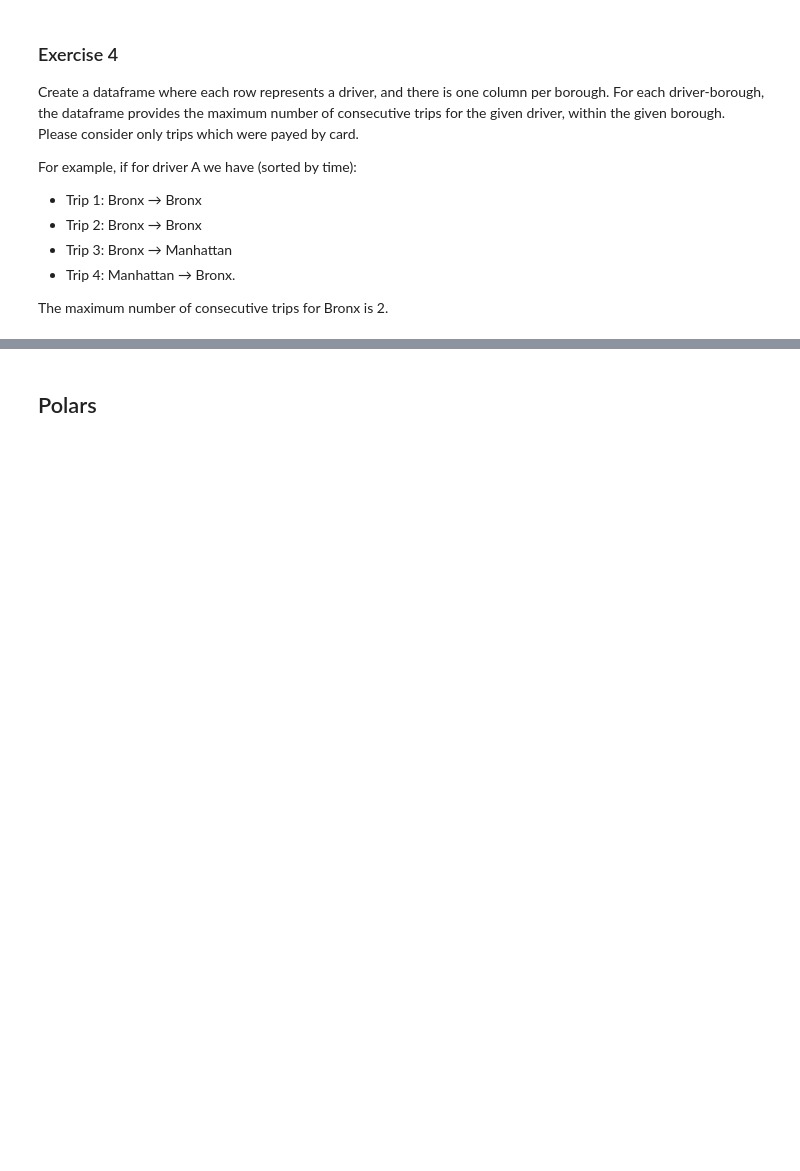
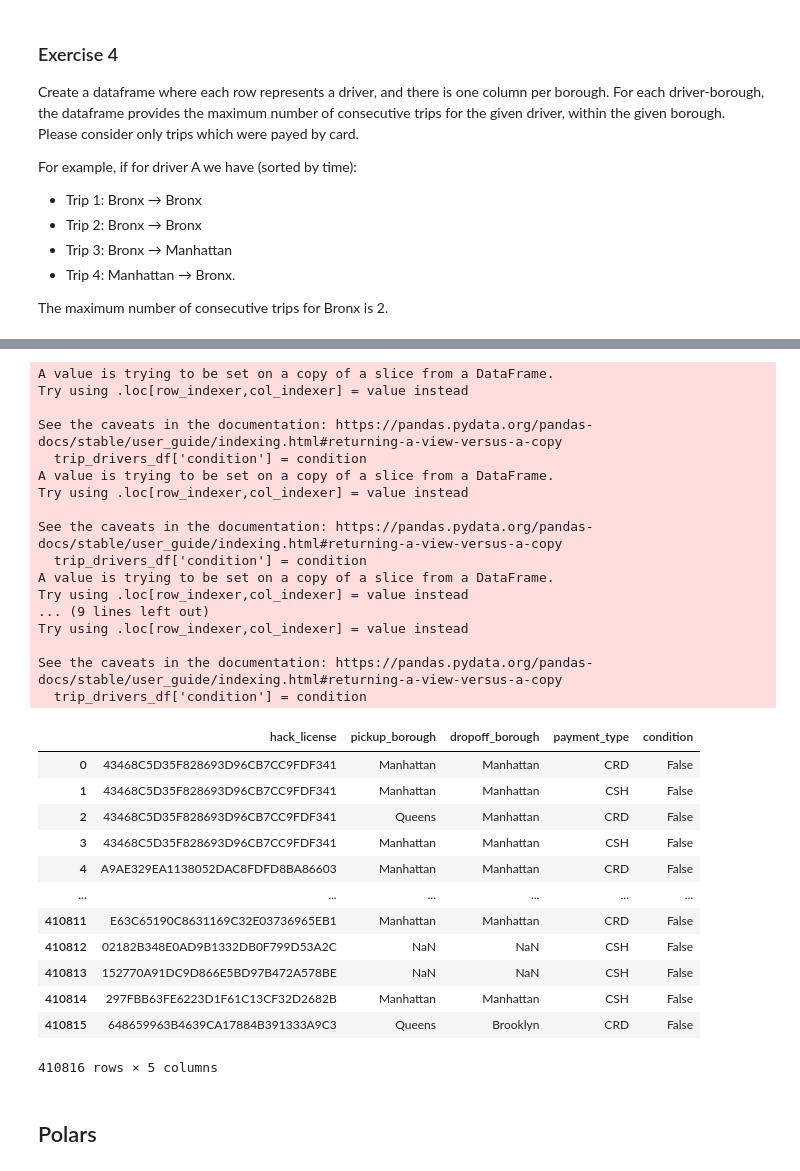
Before and after one commit to MattiaBiancini/Visual-Analytics, a Jupyter notebook: Assignment3/Assignment3.ipynb, the cells around one changed output, grey strips where cells are left out. Saved outputs shown, nothing was run; the diff lists cells and outputs as text; code cells hidden in the pictures; blank space fills up the shorter version.

```diff
--- a/Assignment3/Assignment3.ipynb
+++ b/Assignment3/Assignment3.ipynb
@@ -302,3 +380,67 @@ The maximum number of consecutive trips for Bronx is 2.
+# %%
+import pandas as pd
+
+# Ensure the correct columns are selected
+trip_drivers_df = trip_filtered_pd_df[['hack_license', 'pickup_borough', 'dropoff_borough', 'payment_type']]
+boroughs = borough_gdf['borough'].unique()
+payment = 'CRD'
+
+# Result dictionary to hold per-borough max consecutive Trues per driver
+result = {}
+
+for borough in boroughs:
+    # Step 1: Apply the filters
+    pickup_filter = trip_drivers_df['pickup_borough'] == borough
+    dropoff_filter = trip_drivers_df['dropoff_borough'] == borough
+    payment_filter = trip_drivers_df['payment_type'] == payment
+    condition = pickup_filter & dropoff_filter & payment_filter
+
+    # Step 2: Add a temporary column for this condition
+    trip_drivers_df['condition'] = condition
+
+    # Step 3: Group by hack_license and calculate max consecutive True
+    def max_consecutive_trues(s):
+        return s.groupby((~s).cumsum()).sum().max()
+
+    max_streaks = trip_drivers_df.groupby('hack_license')['condition'].apply(max_consecutive_trues)
+
+    # Store result
+    result[borough] = max_streaks
+
+# `result` is now a dictionary where each key is a borough and each value is a Series of max streaks per driver.
+
+trip_drivers_df
+# %% [output]
+A value is trying to be set on a copy of a slice from a DataFrame.
+Try using .loc[row_indexer,col_indexer] = value instead
+
+See the caveats in the documentation: https://pandas.pydata.org/pandas-docs/stable/user_guide/indexing.html#returning-a-view-versus-a-copy
+  trip_drivers_df['condition'] = condition
+A value is trying to be set on a copy of a slice from a DataFrame.
+Try using .loc[row_indexer,col_indexer] = value instead
+
+See the caveats in the documentation: https://pandas.pydata.org/pandas-docs/stable/user_guide/indexing.html#returning-a-view-versus-a-copy
+  trip_drivers_df['condition'] = condition
+A value is trying to be set on a copy of a slice from a DataFrame.
+Try using .loc[row_indexer,col_indexer] = value instead
+... (9 lines left out)
+Try using .loc[row_indexer,col_indexer] = value instead
+
+See the caveats in the documentation: https://pandas.pydata.org/pandas-docs/stable/user_guide/indexing.html#returning-a-view-versus-a-copy
+  trip_drivers_df['condition'] = condition
+|  | hack_license | pickup_borough | dropoff_borough | payment_type | condition |
+| 0 | 43468C5D35F828693D96CB7CC9FDF341 | Manhattan | Manhattan | CRD | False |
+| 1 | 43468C5D35F828693D96CB7CC9FDF341 | Manhattan | Manhattan | CSH | False |
+| 2 | 43468C5D35F828693D96CB7CC9FDF341 | Queens | Manhattan | CRD | False |
+| 3 | 43468C5D35F828693D96CB7CC9FDF341 | Manhattan | Manhattan | CSH | False |
+| 4 | A9AE329EA1138052DAC8FDFD8BA86603 | Manhattan | Manhattan | CRD | False |
+| ... | ... | ... | ... | ... | ... |
+| 410811 | E63C65190C8631169C32E03736965EB1 | Manhattan | Manhattan | CRD | False |
+| 410812 | 02182B348E0AD9B1332DB0F799D53A2C | NaN | NaN | CSH | False |
+| 410813 | 152770A91DC9D866E5BD97B472A578BE | NaN | NaN | CSH | False |
+| 410814 | 297FBB63FE6223D1F61C13CF32D2682B | Manhattan | Manhattan | CSH | False |
+| 410815 | 648659963B4639CA17884B391333A9C3 | Queens | Brooklyn | CRD | False |
+410816 rows × 5 columns
 # %% [markdown]
 ## Polars
 # %% [markdown]
```
Also changed, not shown: parts of 5 cells of this notebook.
